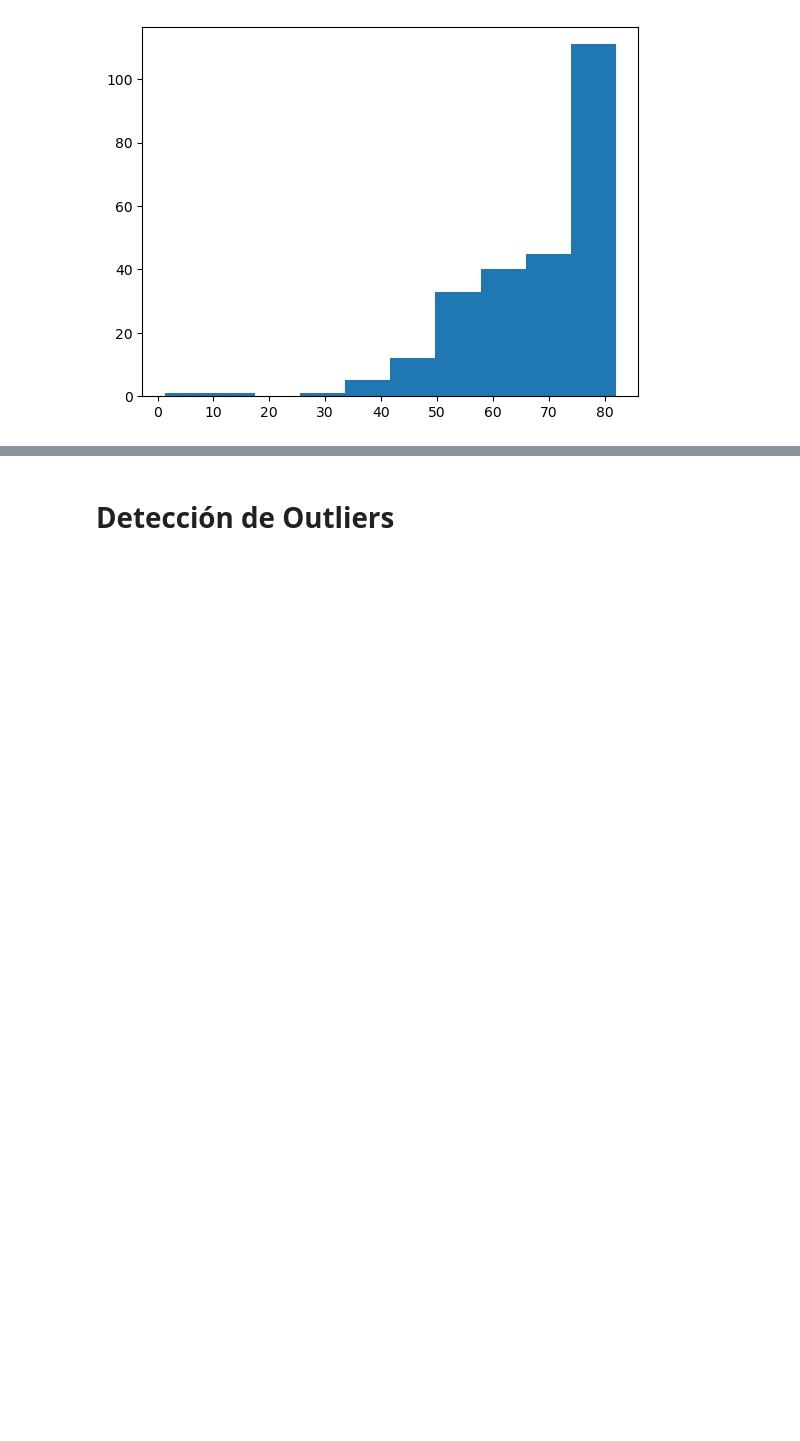
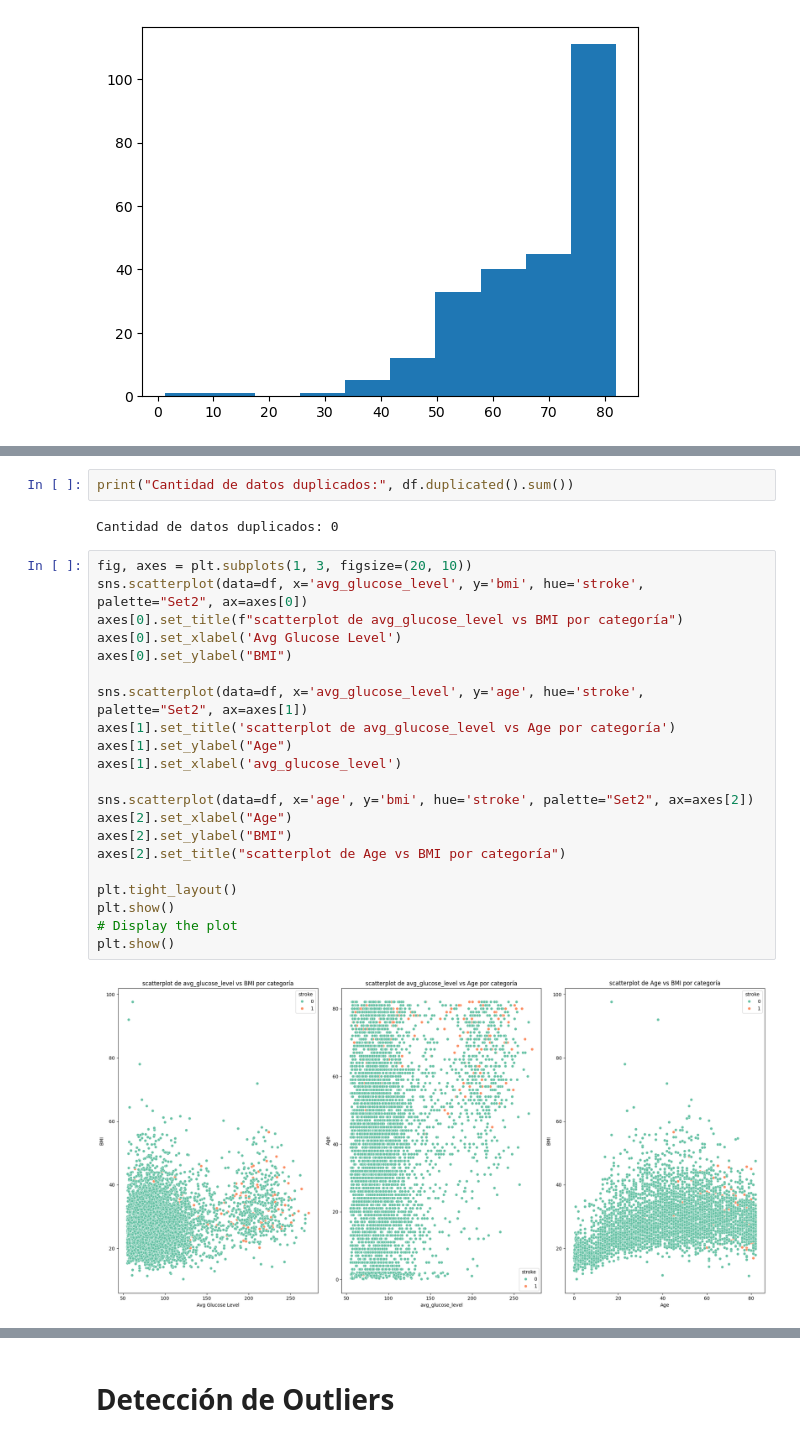
Before and after one commit to Gabriela-Sol/ML, a Jupyter notebook: notebooks/01_data_loading.ipynb, the cells around one changed output, grey strips where cells are left out. Drawn from its saved outputs; the diff is of its cells as text; blank space fills up the shorter version.

```diff
--- a/notebooks/01_data_loading.ipynb
+++ b/notebooks/01_data_loading.ipynb
@@ -212,0 +246,27 @@ plt.hist(df[df['stroke'] == 1]['age'])
+# %%
+print("Cantidad de datos duplicados:", df.duplicated().sum())
+# %% [output]
+Cantidad de datos duplicados: 0
+# %%
+fig, axes = plt.subplots(1, 3, figsize=(20, 10))
+sns.scatterplot(data=df, x='avg_glucose_level', y='bmi', hue='stroke', palette="Set2", ax=axes[0])
+axes[0].set_title(f"scatterplot de avg_glucose_level vs BMI por categoría")
+axes[0].set_xlabel('Avg Glucose Level')
+axes[0].set_ylabel("BMI")
+
+sns.scatterplot(data=df, x='avg_glucose_level', y='age', hue='stroke', palette="Set2", ax=axes[1])
+axes[1].set_title('scatterplot de avg_glucose_level vs Age por categoría')
+axes[1].set_ylabel("Age")
+axes[1].set_xlabel('avg_glucose_level')
+
+sns.scatterplot(data=df, x='age', y='bmi', hue='stroke', palette="Set2", ax=axes[2])
+axes[2].set_xlabel("Age")
+axes[2].set_ylabel("BMI")
+axes[2].set_title("scatterplot de Age vs BMI por categoría")
+
+plt.tight_layout()
+plt.show()
+# Display the plot
+plt.show()
+# %% [output]
+[figure, added]
```
Also changed, not shown: parts of 7 cells of this notebook.
